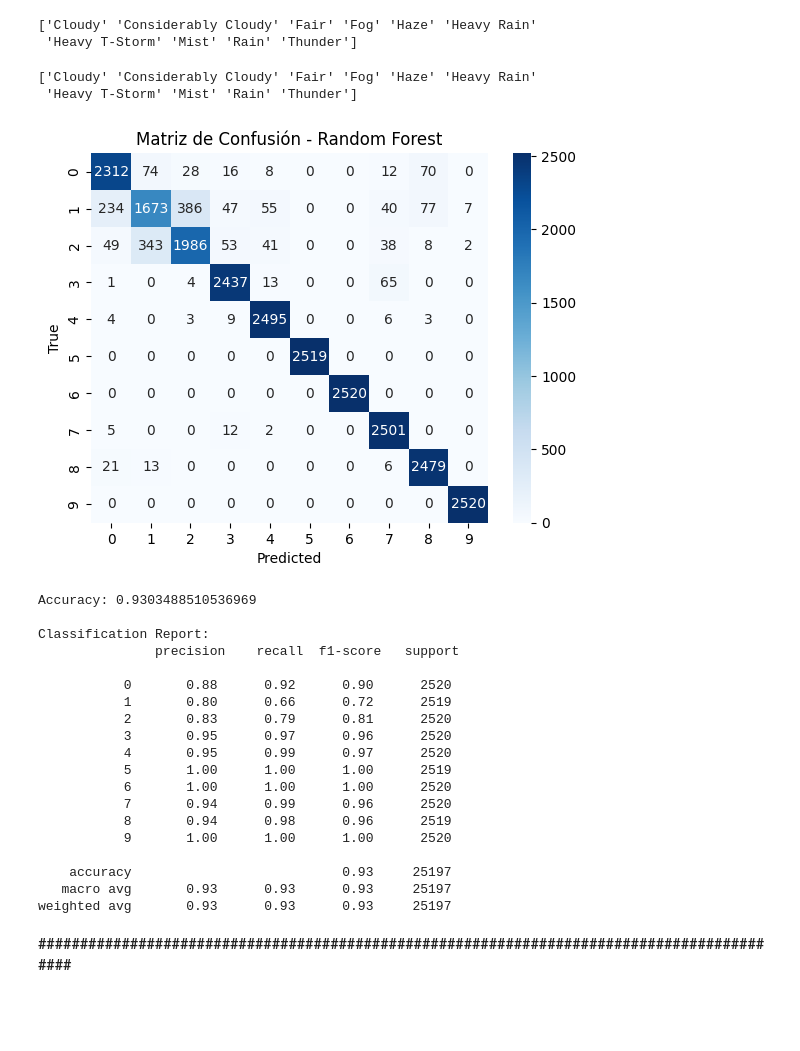
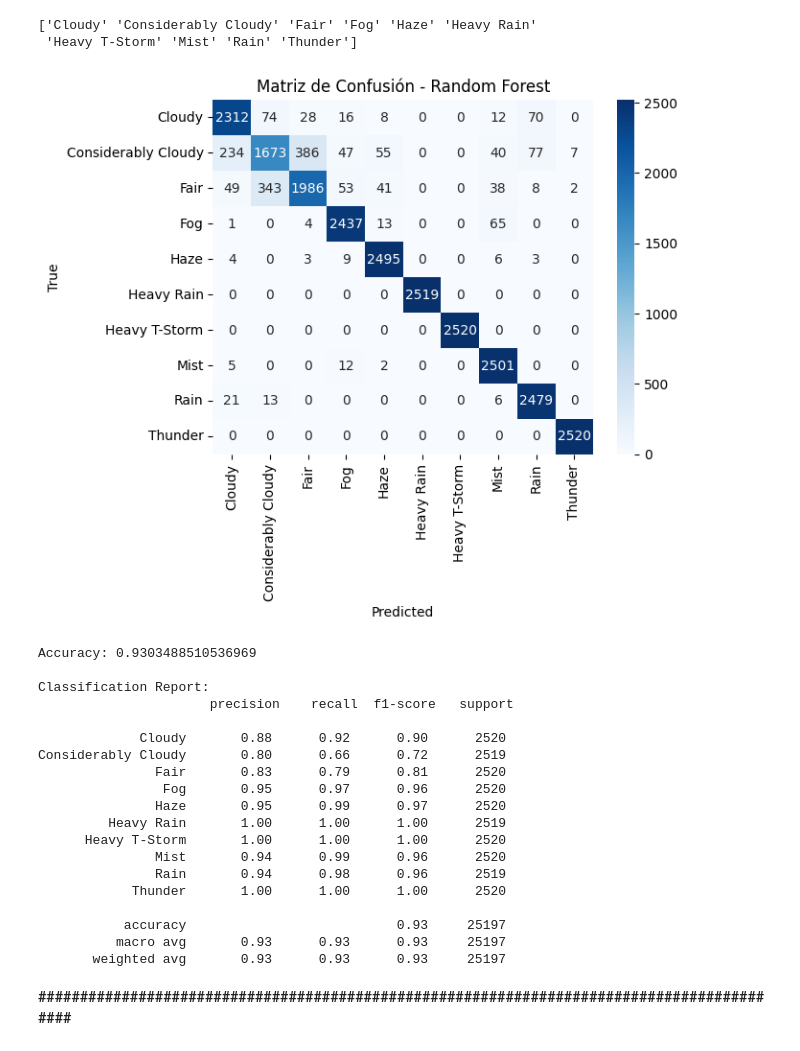
Before and after one commit to FosterTooth1/TT, a Jupyter notebook: TT1/Prueba_Modelo_Predictivo/TT_prueba_Random_Forest.ipynb, the cells around one changed output. Saved outputs shown, nothing was run; the diff lists cells and outputs as text; code cells hidden in the pictures; blank space fills up the shorter version.

Commit message:
Matrices de confusión con nombres

```diff
--- a/TT1/Prueba_Modelo_Predictivo/TT_prueba_Random_Forest.ipynb
+++ b/TT1/Prueba_Modelo_Predictivo/TT_prueba_Random_Forest.ipynb
@@ -43,38 +43,42 @@ Modelo_RandomForest.fit(X_train, y_train)
 y_pred = Modelo_RandomForest.predict(X_test)
 # %%
 # Mostrar resultados
-print(label_encoders["Condition"].classes_)
-sns.heatmap(confusion_matrix(y_test, y_pred), annot=True, fmt='d', cmap='Blues')
+class_names = label_encoders["Condition"].classes_
+cm = confusion_matrix(y_test, y_pred)
+
+sns.heatmap(cm, annot=True, fmt='d', cmap='Blues',
+            xticklabels=class_names,
+            yticklabels=class_names)
 plt.xlabel("Predicted")
 plt.ylabel("True")
 plt.title("Matriz de Confusión - Random Forest")
 plt.show()
 
+# Métricas con nombres reales
 print("Accuracy:", accuracy_score(y_test, y_pred))
-print("\nClassification Report:\n", classification_report(y_test, y_pred))
+print("\nClassification Report:\n",
+      classification_report(y_test, y_pred, target_names=class_names))
 # %% [output]
+[figure, new version]
-['Cloudy' 'Considerably Cloudy' 'Fair' 'Fog' 'Haze' 'Heavy Rain'
- 'Heavy T-Storm' 'Mist' 'Rain' 'Thunder']
+Accuracy: 0.9303488510536969
+
+Classification Report:
+                      precision    recall  f1-score   support
+
+             Cloudy       0.88      0.92      0.90      2520
+Considerably Cloudy       0.80      0.66      0.72      2519
+               Fair       0.83      0.79      0.81      2520
+                Fog       0.95      0.97      0.96      2520
+               Haze       0.95      0.99      0.97      2520
+         Heavy Rain       1.00      1.00      1.00      2519
+      Heavy T-Storm       1.00      1.00      1.00      2520
+               Mist       0.94      0.99      0.96      2520
+               Rain       0.94      0.98      0.96      2519
+            Thunder       1.00      1.00      1.00      2520
+
+           accuracy                           0.93     25197
+          macro avg       0.93      0.93      0.93     25197
+       weighted avg       0.93      0.93      0.93     25197
-[figure, old version]
-Accuracy: 0.9303488510536969
-
-Classification Report:
-               precision    recall  f1-score   support
-
-           0       0.88      0.92      0.90      2520
-           1       0.80      0.66      0.72      2519
-           2       0.83      0.79      0.81      2520
-           3       0.95      0.97      0.96      2520
-           4       0.95      0.99      0.97      2520
-           5       1.00      1.00      1.00      2519
-           6       1.00      1.00      1.00      2520
-           7       0.94      0.99      0.96      2520
-           8       0.94      0.98      0.96      2519
-           9       1.00      1.00      1.00      2520
-
-    accuracy                           0.93     25197
-   macro avg       0.93      0.93      0.93     25197
-weighted avg       0.93      0.93      0.93     25197
 # %% [markdown]
 **###########################################################################################**
 # %% [markdown]
```
Also changed, not shown: 4 other files.
